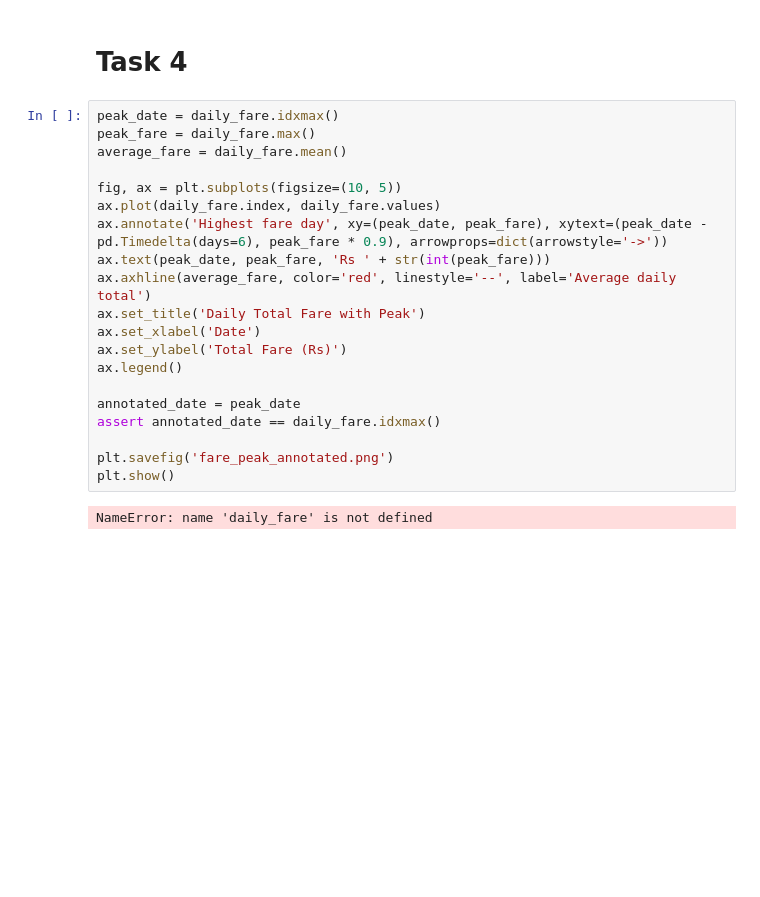
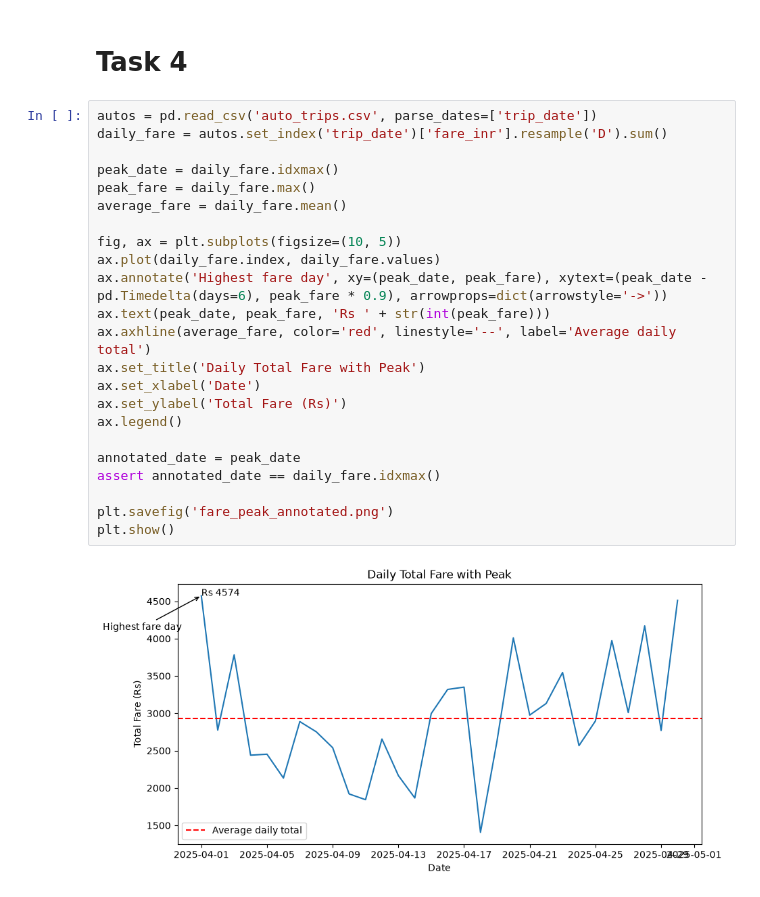
Before and after one commit to Lakshya-Developer34/libraries, a Jupyter notebook: Session11.ipynb, the cells around one changed output. Saved outputs shown, nothing was run; the diff lists cells and outputs as text; blank space fills up the shorter version.

```diff
--- a/Session11.ipynb
+++ b/Session11.ipynb
@@ -64,24 +70,27 @@ plt.show()
 # %% [markdown]
 # Task 4
 # %%
+autos = pd.read_csv('auto_trips.csv', parse_dates=['trip_date'])
+daily_fare = autos.set_index('trip_date')['fare_inr'].resample('D').sum()
+
 peak_date = daily_fare.idxmax()
 peak_fare = daily_fare.max()
 average_fare = daily_fare.mean()
 
 fig, ax = plt.subplots(figsize=(10, 5))
 ax.plot(daily_fare.index, daily_fare.values)
 ax.annotate('Highest fare day', xy=(peak_date, peak_fare), xytext=(peak_date - pd.Timedelta(days=6), peak_fare * 0.9), arrowprops=dict(arrowstyle='->'))
 ax.text(peak_date, peak_fare, 'Rs ' + str(int(peak_fare)))
 ax.axhline(average_fare, color='red', linestyle='--', label='Average daily total')
 ax.set_title('Daily Total Fare with Peak')
 ax.set_xlabel('Date')
 ax.set_ylabel('Total Fare (Rs)')
 ax.legend()
 
 annotated_date = peak_date
 assert annotated_date == daily_fare.idxmax()
 
 plt.savefig('fare_peak_annotated.png')
 plt.show()
 # %% [output]
-NameError: name 'daily_fare' is not defined
+[figure, added]
```
Also changed, not shown: parts of 3 cells of this notebook, 8 other files.
